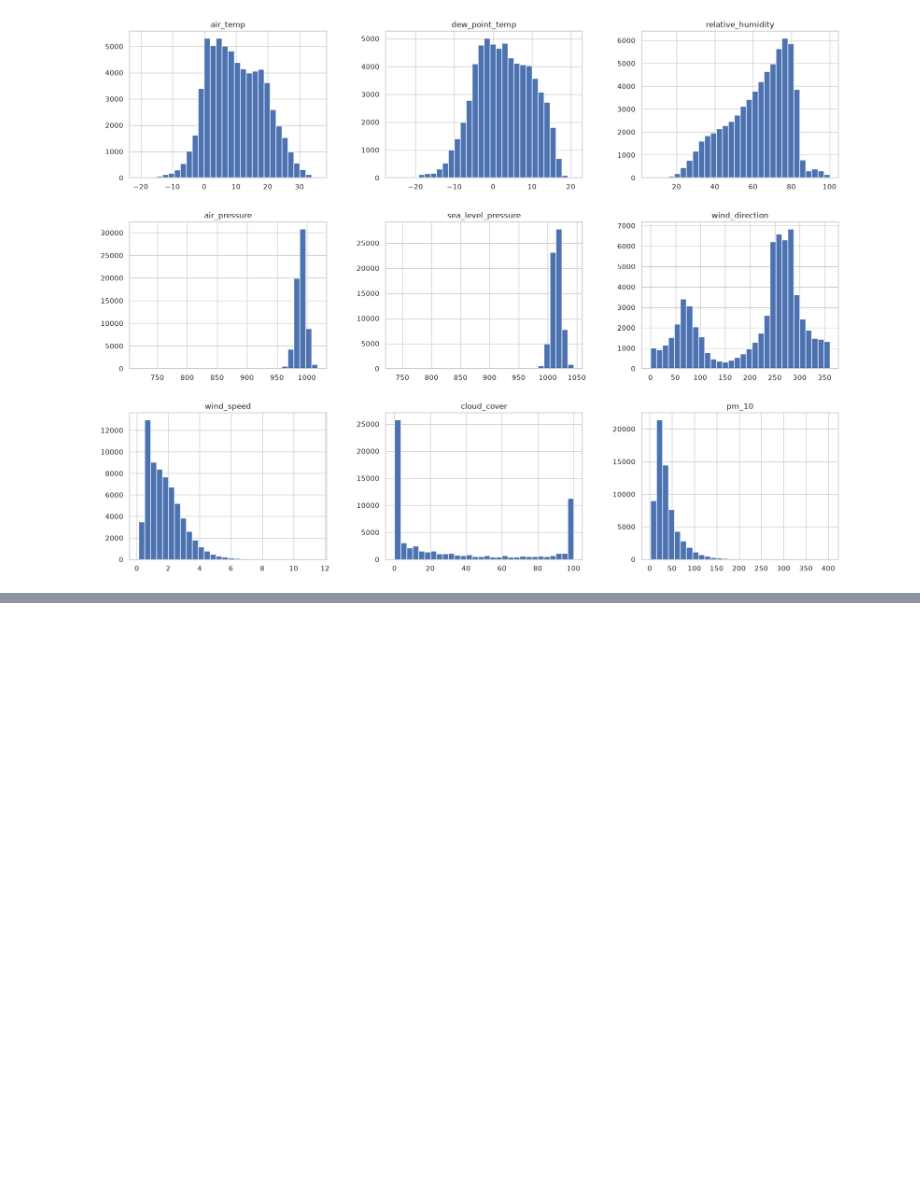
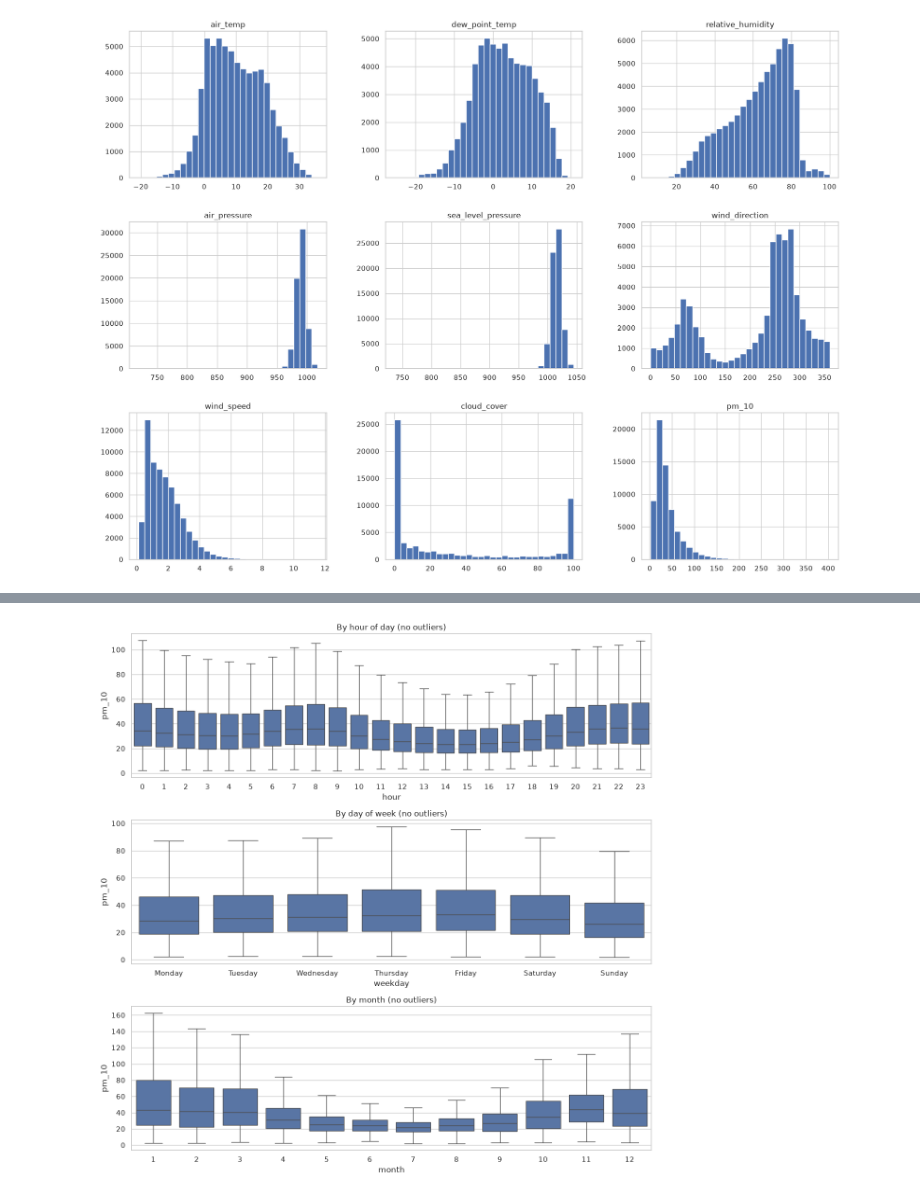
Before and after one commit to Pabito22/AirPolutionForecasting, a Jupyter notebook: notebooks/2-PW-initial-EDA.ipynb, the cells around one changed output, grey strips where cells are left out. Saved outputs shown, nothing was run; the diff lists cells and outputs as text; code cells hidden in the pictures; blank space fills up the shorter version.

```diff
--- a/notebooks/2-PW-initial-EDA.ipynb
+++ b/notebooks/2-PW-initial-EDA.ipynb
@@ -257,0 +299,23 @@ array([[<Axes: title={'center': 'air_temp'}>,
+# %%
+fig, axes = pyplot.subplots(3, 1, figsize=(12, 12))
+
+seaborn.boxplot(x="hour", y=value_col, data=data, ax=axes[0], showfliers=False)
+axes[0].set_title("By hour of day (no outliers)")
+
+seaborn.boxplot(
+    x="weekday",
+    y=value_col,
+    data=data,
+    ax=axes[1],
+    order=weekday_order,
+    showfliers=False,
+)
+axes[1].set_title("By day of week (no outliers)")
+
+seaborn.boxplot(x="month", y=value_col, data=data, ax=axes[2], showfliers=False)
+axes[2].set_title("By month (no outliers)")
+
+pyplot.tight_layout()
+pyplot.show()
+# %% [output]
+[figure, added]
```
Also changed, not shown: parts of 6 cells of this notebook, 10 other files.
